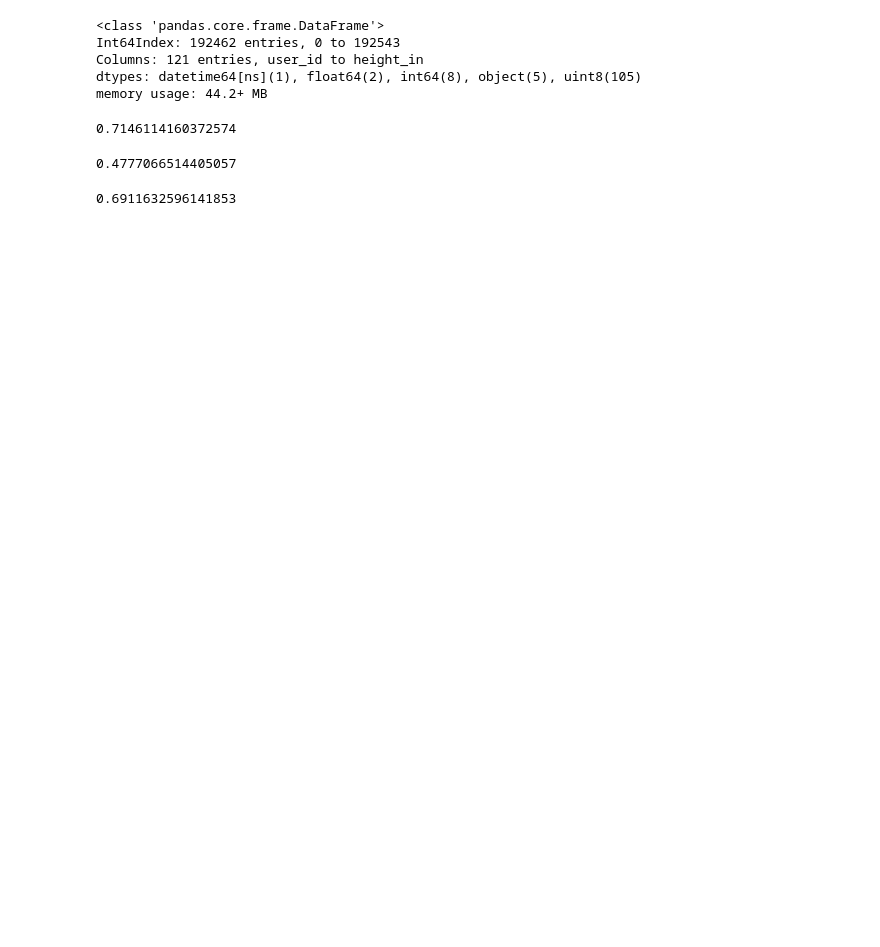
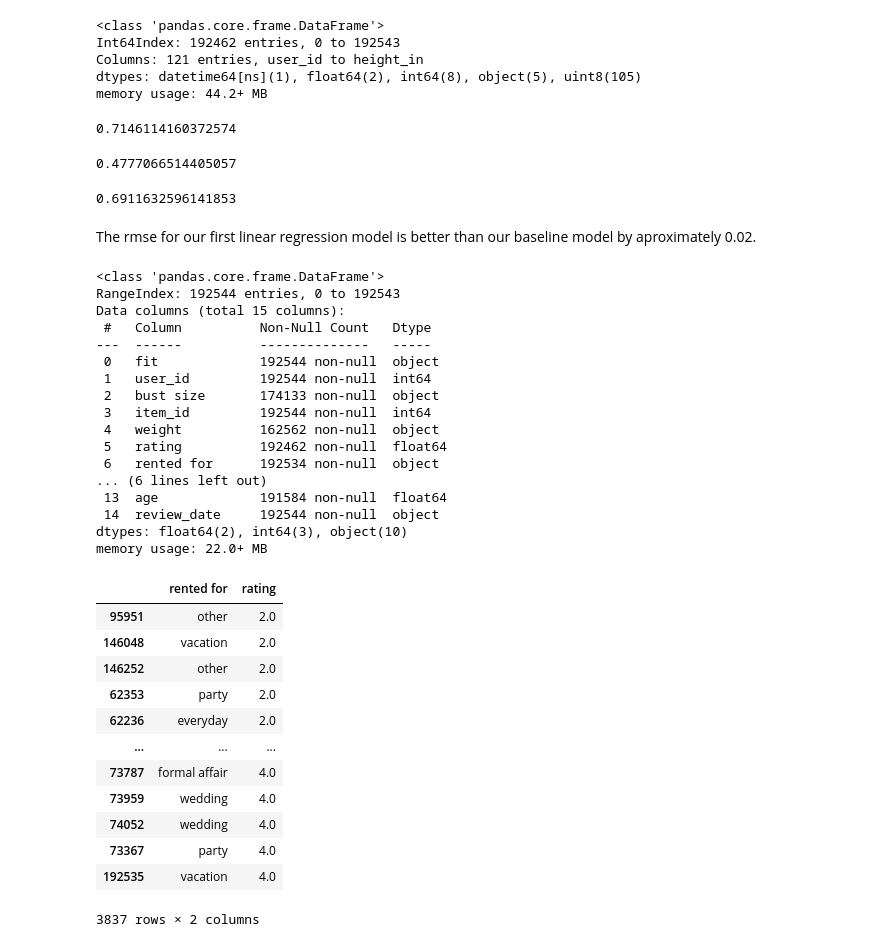
Before and after one commit to doreenchang1125/RtrReviewPrediction, a Jupyter notebook: RentTheRunway.ipynb, the cells around one changed output. Cells and saved outputs as stored; diff of their text form; code cells hidden in the pictures; blank space fills up the shorter version.

```diff
--- a/RentTheRunway.ipynb
+++ b/RentTheRunway.ipynb
@@ -301,3 +304,43 @@ rmse = np.sqrt(mse)
 rmse
 # %% [output]
 0.6911632596141853
+# %% [markdown]
+The rmse for our first linear regression model is better than our baseline model by aproximately 0.02.
+# %%
+data1 = pd.read_json('../renttherunway_final_data.json', lines = True)
+
+data1.info()
+data1.category.value_counts()
+data1["rented for"].value_counts()
+data1[data1.rating < 6][["rented for", "rating"]].sort_values(by = "rating", ascending=True)
+# %% [output]
+<class 'pandas.core.frame.DataFrame'>
+RangeIndex: 192544 entries, 0 to 192543
+Data columns (total 15 columns):
+ #   Column          Non-Null Count   Dtype
+---  ------          --------------   -----
+ 0   fit             192544 non-null  object
+ 1   user_id         192544 non-null  int64
+ 2   bust size       174133 non-null  object
+ 3   item_id         192544 non-null  int64
+ 4   weight          162562 non-null  object
+ 5   rating          192462 non-null  float64
+ 6   rented for      192534 non-null  object
+... (6 lines left out)
+ 13  age             191584 non-null  float64
+ 14  review_date     192544 non-null  object
+dtypes: float64(2), int64(3), object(10)
+memory usage: 22.0+ MB
+|  | rented for | rating |
+| 95951 | other | 2.0 |
+| 146048 | vacation | 2.0 |
+| 146252 | other | 2.0 |
+| 62353 | party | 2.0 |
+| 62236 | everyday | 2.0 |
+| ... | ... | ... |
+| 73787 | formal affair | 4.0 |
+| 73959 | wedding | 4.0 |
+| 74052 | wedding | 4.0 |
+| 73367 | party | 4.0 |
+| 192535 | vacation | 4.0 |
+3837 rows × 2 columns
```
Also changed, not shown: parts of 16 cells of this notebook.
